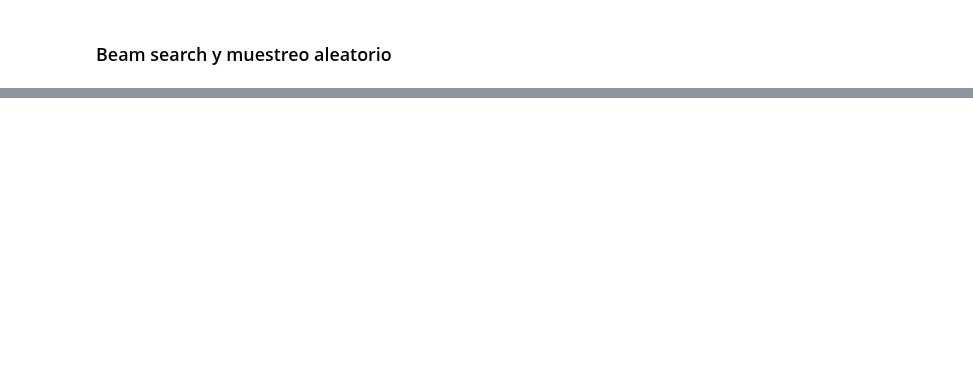
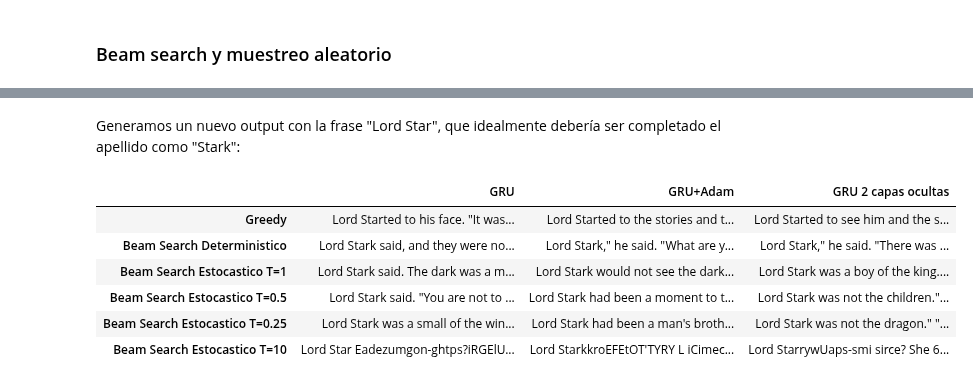
Before and after one commit to Agustinlopezf/CEIA-ProcesamientoLenguajeNaturalI, a Jupyter notebook: Desafio_3/Desafio_3.ipynb, the cells around one changed output, grey strips where cells are left out. Drawn from its saved outputs; the diff is of its cells as text; code cells hidden in the pictures; blank space fills up the shorter version.

```diff
--- a/Desafio_3/Desafio_3.ipynb
+++ b/Desafio_3/Desafio_3.ipynb
@@ -857,0 +894,56 @@ decode(salidas[0])
+# %% [markdown]
+Generamos un nuevo output con la frase "Lord Star", que idealmente debería ser completado el apellido como "Stark":
+# %%
+resultados_2 = {
+    "GRU": {},
+    "GRU+Adam": {},
+    "GRU 2 capas ocultas": {}
+}
+
+
+input_text='Lord Star'
+num_words = 60
+num_beams = 10
+
+resultados_2["GRU"]["Greedy"] = generate_seq_greedy(model_gru, input_text, max_length=max_context_size, n_words=num_words)
+resultados_2["GRU+Adam"]["Greedy"] = generate_seq_greedy(model_gru_adam, input_text, max_length=max_context_size, n_words=num_words)
+resultados_2["GRU 2 capas ocultas"]["Greedy"] = generate_seq_greedy(model_gru_stacked, input_text, max_length=max_context_size, n_words=num_words)
+
+resultados_2["GRU"]["Beam Search Deterministico"] = decode(beam_search(model_gru, num_beams=num_beams,num_words=num_words,input=input_text)[0])
+resultados_2["GRU+Adam"]["Beam Search Deterministico"] = decode(beam_search(model_gru_adam, num_beams=num_beams,num_words=num_words,input=input_text)[0])
+resultados_2["GRU 2 capas ocultas"]["Beam Search Deterministico"] = decode(beam_search(model_gru_stacked, num_beams=num_beams,num_words=num_words,input=input_text)[0])
+
+temp = 1
+resultados_2["GRU"][f"Beam Search Estocastico T={temp}"] = decode(beam_search(model_gru, num_beams=num_beams,num_words=num_words,input=input_text, temp=temp, mode="sto")[0])
+resultados_2["GRU+Adam"][f"Beam Search Estocastico T={temp}"] = decode(beam_search(model_gru_adam, num_beams=num_beams,num_words=num_words,input=input_text, temp=temp, mode="sto")[0])
+resultados_2["GRU 2 capas ocultas"][f"Beam Search Estocastico T={temp}"] = decode(beam_search(model_gru_stacked, num_beams=num_beams,num_words=num_words,input=input_text, temp=temp, mode="sto")[0])
+
+temp = 0.5
+resultados_2["GRU"][f"Beam Search Estocastico T={temp}"] = decode(beam_search(model_gru, num_beams=num_beams,num_words=num_words,input=input_text, temp=temp, mode="sto")[0])
+resultados_2["GRU+Adam"][f"Beam Search Estocastico T={temp}"] = decode(beam_search(model_gru_adam, num_beams=num_beams,num_words=num_words,input=input_text, temp=temp, mode="sto")[0])
+resultados_2["GRU 2 capas ocultas"][f"Beam Search Estocastico T={temp}"] = decode(beam_search(model_gru_stacked, num_beams=num_beams,num_words=num_words,input=input_text, temp=temp, mode="sto")[0])
+
+temp = 0.25
+resultados_2["GRU"][f"Beam Search Estocastico T={temp}"] = decode(beam_search(model_gru, num_beams=num_beams,num_words=num_words,input=input_text, temp=temp, mode="sto")[0])
+resultados_2["GRU+Adam"][f"Beam Search Estocastico T={temp}"] = decode(beam_search(model_gru_adam, num_beams=num_beams,num_words=num_words,input=input_text, temp=temp, mode="sto")[0])
+resultados_2["GRU 2 capas ocultas"][f"Beam Search Estocastico T={temp}"] = decode(beam_search(model_gru_stacked, num_beams=num_beams,num_words=num_words,input=input_text, temp=temp, mode="sto")[0])
+
+temp = 10
+resultados_2["GRU"][f"Beam Search Estocastico T={temp}"] = decode(beam_search(model_gru, num_beams=num_beams,num_words=num_words,input=input_text, temp=temp, mode="sto")[0])
+resultados_2["GRU+Adam"][f"Beam Search Estocastico T={temp}"] = decode(beam_search(model_gru_adam, num_beams=num_beams,num_words=num_words,input=input_text, temp=temp, mode="sto")[0])
+resultados_2["GRU 2 capas ocultas"][f"Beam Search Estocastico T={temp}"] = decode(beam_search(model_gru_stacked, num_beams=num_beams,num_words=num_words,input=input_text, temp=temp, mode="sto")[0])
+
+
+# Convertimos a DataFrame
+df_resultados_2 = pd.DataFrame(resultados_2)
+df_resultados_2
+
+display(HTML(df_resultados_2.to_html(escape=False)))
+# %% [output]
+|  | GRU | GRU+Adam | GRU 2 capas ocultas |
+| Greedy | Lord Started to his face. "It was... | Lord Started to the stories and t... | Lord Started to see him and the s... |
+| Beam Search Deterministico | Lord Stark said, and they were no... | Lord Stark," he said. "What are y... | Lord Stark," he said. "There was ... |
+| Beam Search Estocastico T=1 | Lord Stark said. The dark was a m... | Lord Stark would not see the dark... | Lord Stark was a boy of the king.... |
+| Beam Search Estocastico T=0.5 | Lord Stark said. "You are not to ... | Lord Stark had been a moment to t... | Lord Stark was not the children."... |
+| Beam Search Estocastico T=0.25 | Lord Stark was a small of the win... | Lord Stark had been a man's broth... | Lord Stark was not the dragon." "... |
+| Beam Search Estocastico T=10 | Lord Star Eadezumgon-ghtps?iRGElU... | Lord StarkkroEFEtOT'TYRY L iCimec... | Lord StarrywUaps-smi sirce? She 6... |
```
Also changed, not shown: parts of 20 cells of this notebook, 3 other files.
